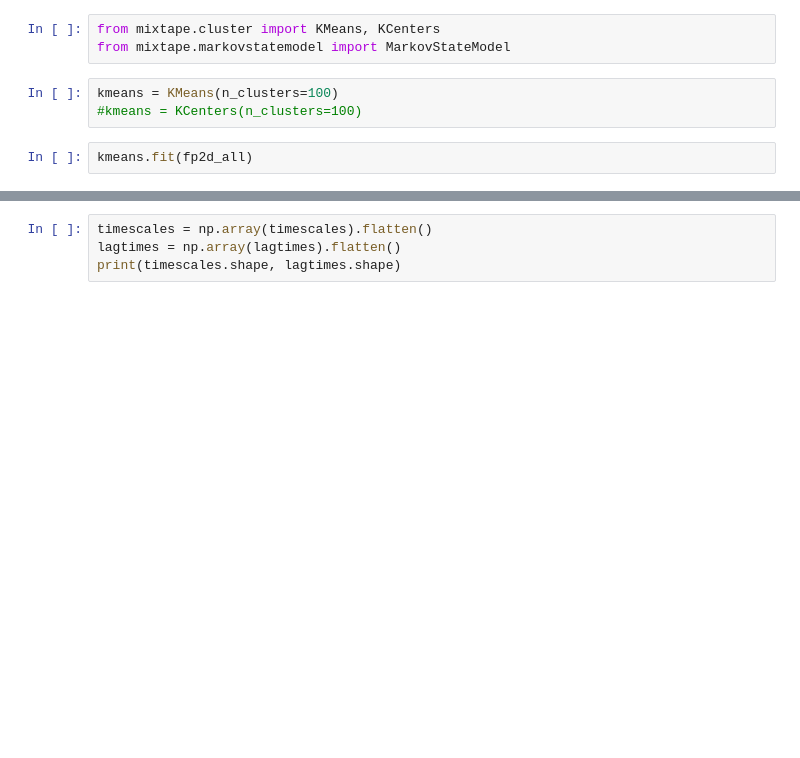
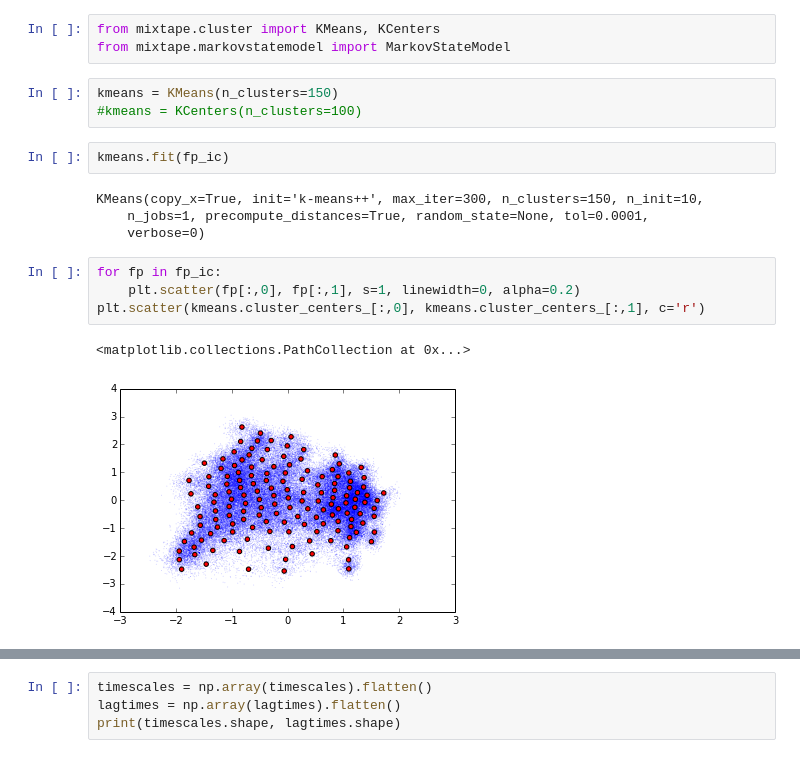
Before and after one commit to mpharrigan/wetmsm, a Jupyter notebook: ipython/bphc_tica_msm.ipynb, the cells around one changed output, grey strips where cells are left out. Cells and saved outputs as stored; diff of their text form; blank space fills up the shorter version.

```diff
--- a/ipython/bphc_tica_msm.ipynb
+++ b/ipython/bphc_tica_msm.ipynb
@@ -35,10 +29,21 @@ or 75.09 datapoints per feature
 from mixtape.cluster import KMeans, KCenters
 from mixtape.markovstatemodel import MarkovStateModel
 # %%
-kmeans = KMeans(n_clusters=100)
+kmeans = KMeans(n_clusters=150)
 #kmeans = KCenters(n_clusters=100)
 # %%
-kmeans.fit(fp2d_all)
+kmeans.fit(fp_ic)
+# %% [output]
+KMeans(copy_x=True, init='k-means++', max_iter=300, n_clusters=150, n_init=10,
+    n_jobs=1, precompute_distances=True, random_state=None, tol=0.0001,
+    verbose=0)
+# %%
+for fp in fp_ic:
+    plt.scatter(fp[:,0], fp[:,1], s=1, linewidth=0, alpha=0.2)
+plt.scatter(kmeans.cluster_centers_[:,0], kmeans.cluster_centers_[:,1], c='r')
+# %% [output]
+<matplotlib.collections.PathCollection at 0x...>
+[figure, added]
 # %%
 lagtimes = list()
 timescales = list()
```
Also changed, not shown: parts of 27 cells of this notebook, 2 other files.
